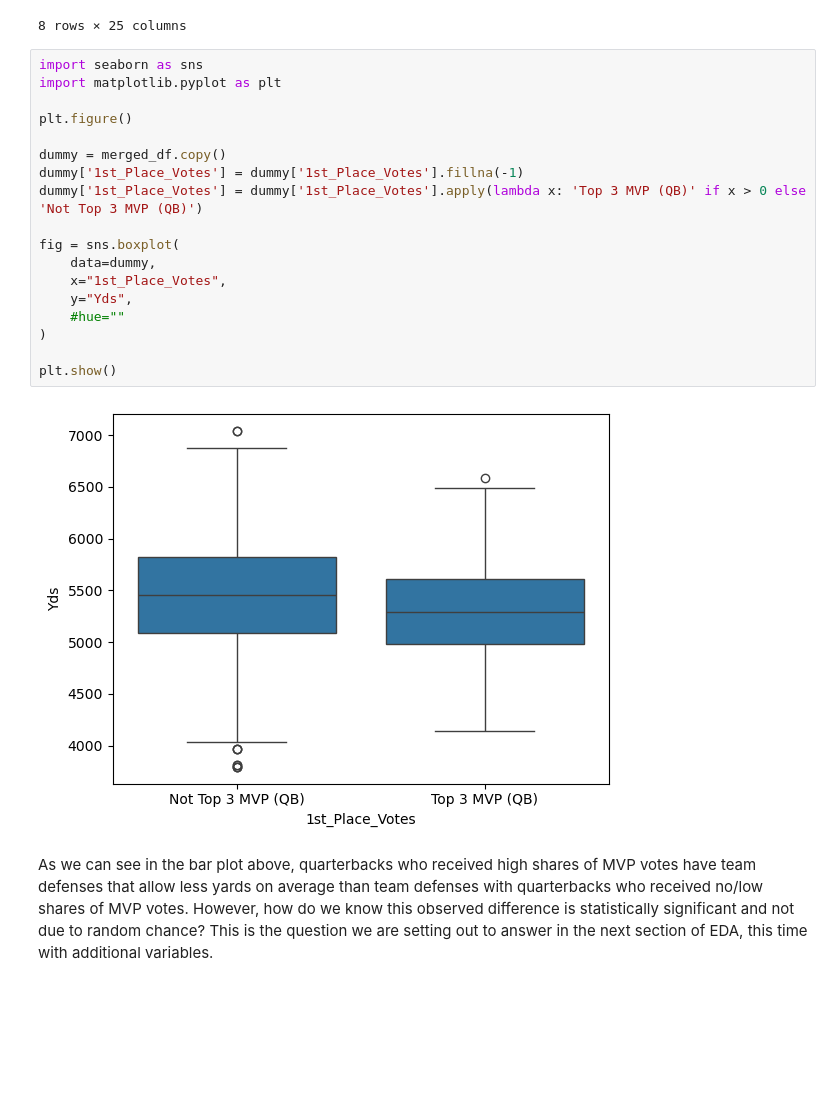
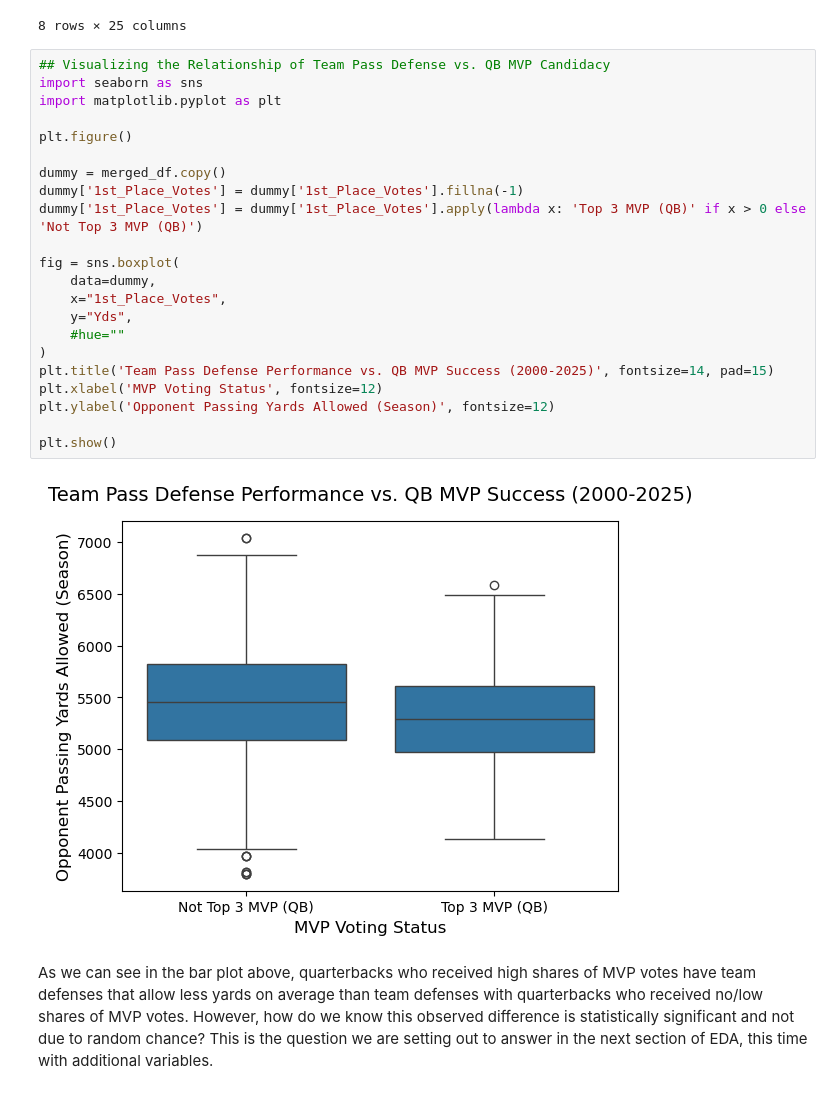
Before and after one commit to COGS108/Group105_WI26, a Jupyter notebook: 03-FinalProject.ipynb, the cells around one changed output. Cells and saved outputs as stored; diff of their text form; blank space fills up the shorter version.

Commit message:
Added cell headers and titles to plots

```diff
--- a/03-FinalProject.ipynb
+++ b/03-FinalProject.ipynb
@@ -488,25 +488,29 @@ merged_df.describe()
 | max | 2025.000000 | 45.000000 | 17.000000 | 2025.000000 | 17.000000 | 450.000000 | 7042.000000 | 45.000000 | 33.000000 | 5.400000 | ... | ... |
 8 rows × 25 columns
 # %%
+## Visualizing the Relationship of Team Pass Defense vs. QB MVP Candidacy
 import seaborn as sns
 import matplotlib.pyplot as plt
 
 plt.figure()
 
 dummy = merged_df.copy()
 dummy['1st_Place_Votes'] = dummy['1st_Place_Votes'].fillna(-1)
 dummy['1st_Place_Votes'] = dummy['1st_Place_Votes'].apply(lambda x: 'Top 3 MVP (QB)' if x > 0 else 'Not Top 3 MVP (QB)')
 
 fig = sns.boxplot(
     data=dummy,
     x="1st_Place_Votes",
     y="Yds",
     #hue=""
 )
+plt.title('Team Pass Defense Performance vs. QB MVP Success (2000-2025)', fontsize=14, pad=15)
+plt.xlabel('MVP Voting Status', fontsize=12)
+plt.ylabel('Opponent Passing Yards Allowed (Season)', fontsize=12)
 
 plt.show()
 # %% [output]
-[figure, old version]
+[figure, new version]
 # %% [markdown]
 As we can see in the bar plot above, quarterbacks who received high shares of MVP votes have team defenses that allow less yards on average than team defenses with quarterbacks who received no/low shares of MVP votes. However, how do we know this observed difference is statistically significant and not due to random chance? This is the question we are setting out to answer in the next section of EDA, this time with additional variables.
 # %%
```
Also changed, not shown: parts of 8 cells of this notebook, 1 other file.
